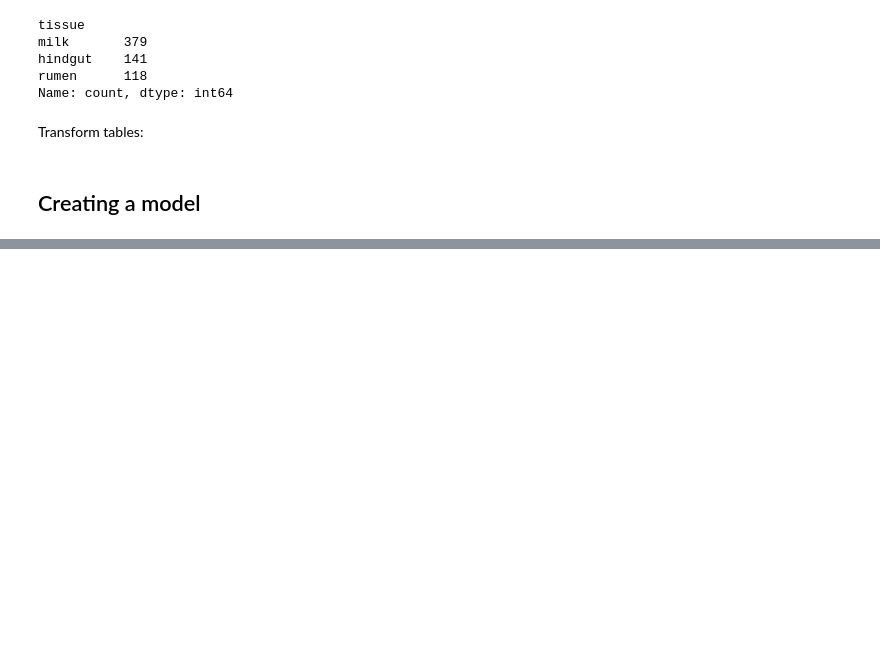
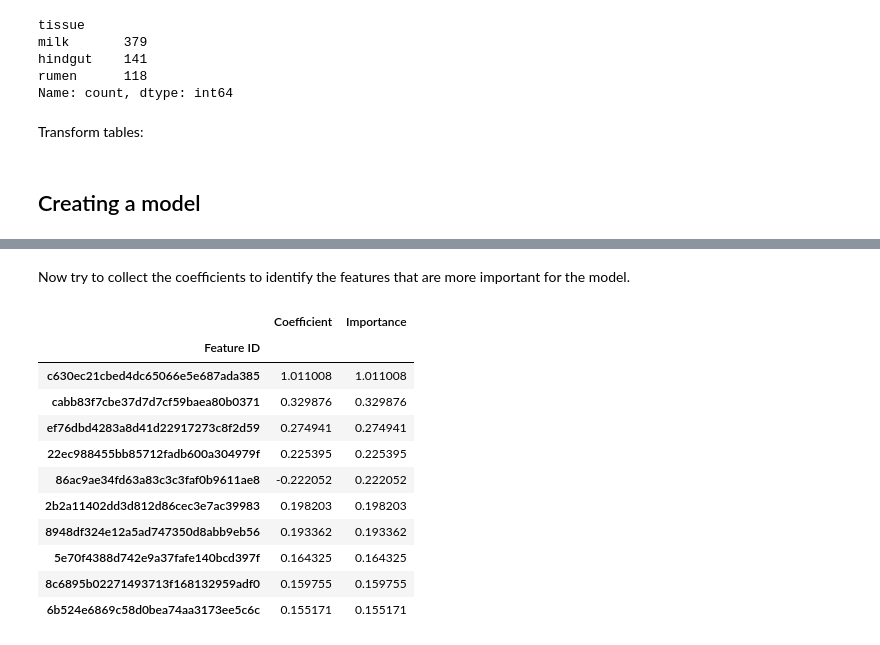
Before and after one commit to filippob/deep_micro_core, a Jupyter notebook: notebooks/03-logistic_regression.ipynb, the cells around one changed output, grey strips where cells are left out. Drawn from its saved outputs; the diff is of its cells as text; code cells hidden in the pictures; blank space fills up the shorter version.

```diff
--- a/notebooks/03-logistic_regression.ipynb
+++ b/notebooks/03-logistic_regression.ipynb
@@ -133,0 +147,22 @@ plt.show()
+# %% [markdown]
+Now try to collect the coefficients to identify the features that are more important for the model.
+# %%
+coefficients = best_model.coef_[0]
+feature_importance = pd.DataFrame({'Feature ID': X.columns, 'Coefficient': coefficients})
+feature_importance['Importance'] = np.abs(feature_importance['Coefficient'])
+feature_importance.set_index('Feature ID', inplace=True)
+feature_importance.sort_values(by='Importance', ascending=False, inplace=True)
+feature_importance.head(10)
+# %% [output]
+|  | Coefficient | Importance |
+| Feature ID |  |  |
+| c630ec21cbed4dc65066e5e687ada385 | 1.011008 | 1.011008 |
+| cabb83f7cbe37d7d7cf59baea80b0371 | 0.329876 | 0.329876 |
+| ef76dbd4283a8d41d22917273c8f2d59 | 0.274941 | 0.274941 |
+| 22ec988455bb85712fadb600a304979f | 0.225395 | 0.225395 |
+| 86ac9ae34fd63a83c3c3faf0b9611ae8 | -0.222052 | 0.222052 |
+| 2b2a11402dd3d812d86cec3e7ac39983 | 0.198203 | 0.198203 |
+| 8948df324e12a5ad747350d8abb9eb56 | 0.193362 | 0.193362 |
+| 5e70f4388d742e9a37fafe140bcd397f | 0.164325 | 0.164325 |
+| 8c6895b02271493713f168132959adf0 | 0.159755 | 0.159755 |
+| 6b524e6869c58d0bea74aa3173ee5c6c | 0.155171 | 0.155171 |
```
Also changed, not shown: parts of 15 cells of this notebook, 1 other file.
